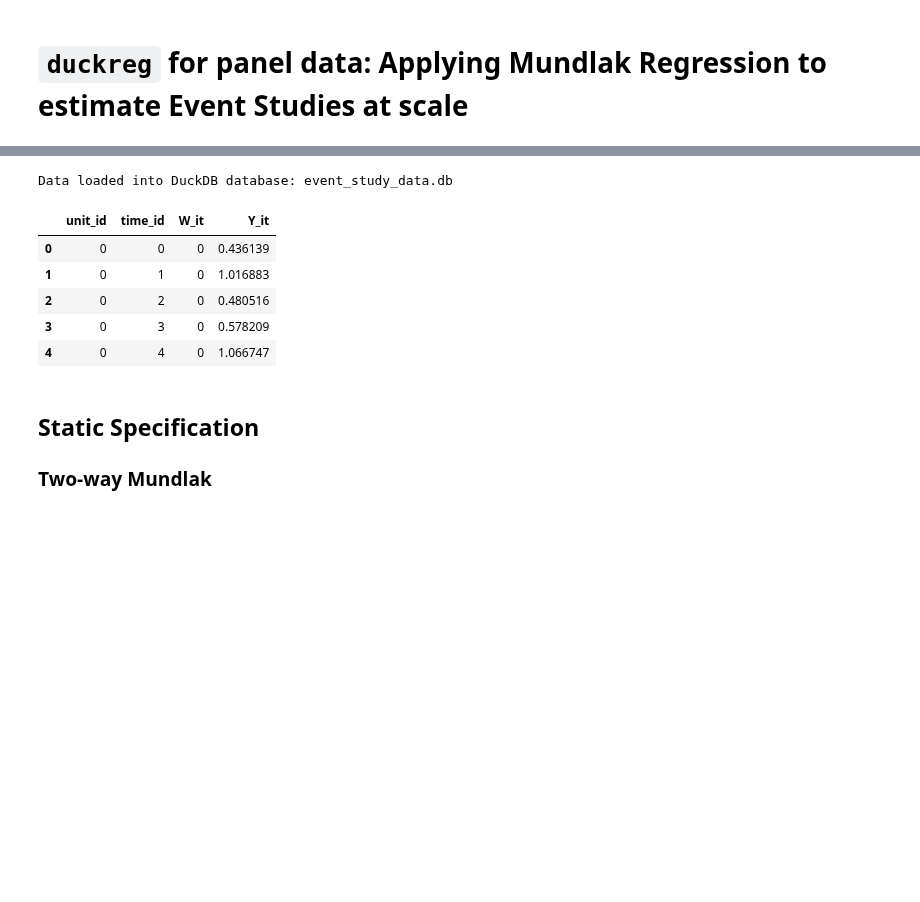
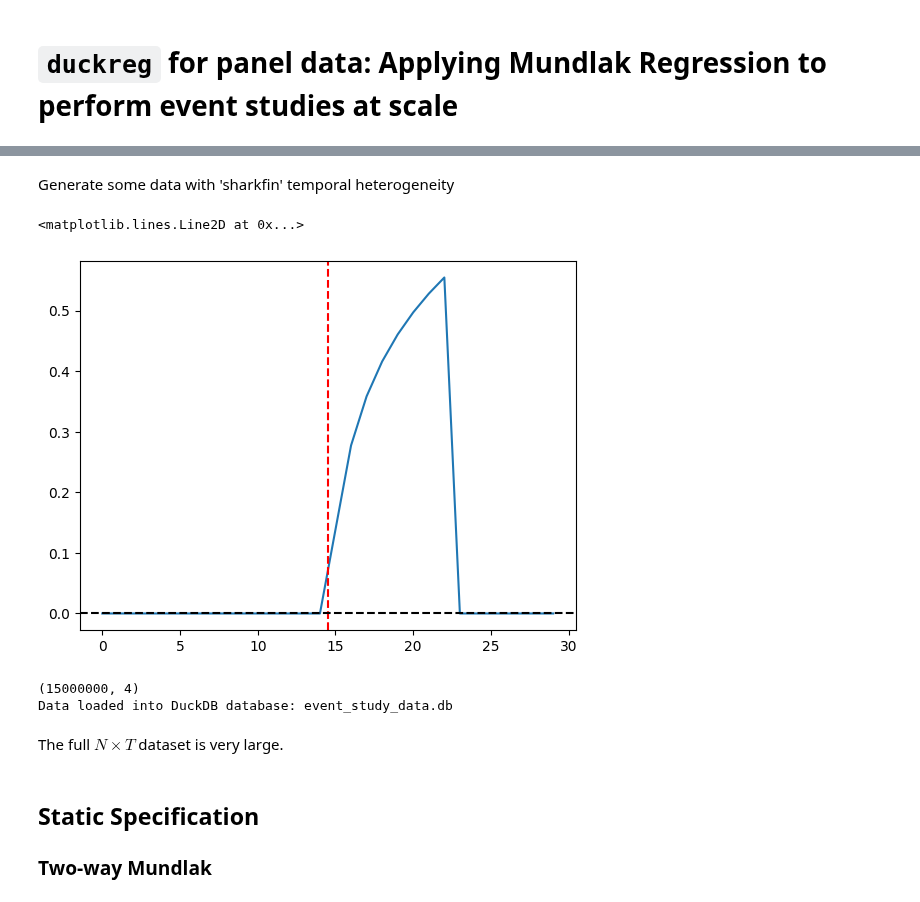
Before and after one commit to py-econometrics/duckreg, a Jupyter notebook: notebooks/event_study.ipynb, the cells around one changed output, grey strips where cells are left out. Saved outputs shown, nothing was run; the diff lists cells and outputs as text; code cells hidden in the pictures; blank space fills up the shorter version.

```diff
--- a/notebooks/event_study.ipynb
+++ b/notebooks/event_study.ipynb
@@ -1,5 +1,5 @@
 # %% [markdown]
-# `duckreg` for panel data: Applying Mundlak Regression to estimate Event Studies at scale
+# `duckreg` for panel data: Applying Mundlak Regression to perform event studies at scale
 # %%
 import numpy as np
 import pandas as pd
@@ -97,36 +97,39 @@ def create_duckdb_database(df, db_name="large_dataset.db", table="panel_data"):
     conn.execute(f"CREATE TABLE {table} AS SELECT * FROM df")
     conn.close()
     print(f"Data loaded into DuckDB database: {db_name}")
+# %% [markdown]
+Generate some data with 'sharkfin' temporal heterogeneity
 # %%
 num_periods = 30
 treat_start_period = 15
 treat_effect_vector= 0.2 * np.log(2 * np.arange(1, num_periods - treat_start_period + 1))
 treat_effect_vector[8:] = 0 # switch off effects after a week
 sigma_i, sigma_t = 2, 1
 event_study_true = np.r_[np.repeat(0, num_periods-treat_start_period), treat_effect_vector]
+plt.plot(event_study_true)
+plt.axvline(x=treat_start_period-.5, color='r', linestyle='--')
+plt.axhline(y=0, color='k', linestyle='--')
+# %% [output]
+<matplotlib.lines.Line2D at 0x...>
+[figure, added]
 # %%
 df = panel_dgp(
-    num_units=10_000, num_treated= 5_000,
+    num_units=500_000, num_treated= 250_000,
     num_periods=30,
     treatment_start = treat_start_period,
     hetfx=False,
     base_treatment_effect = treat_effect_vector,
     sigma_unit = sigma_i, sigma_time = sigma_t,
 )
+print(df.shape)
 
 db_name = 'event_study_data.db'
 create_duckdb_database(df, db_name)
 # %% [output]
+(15000000, 4)
 Data loaded into DuckDB database: event_study_data.db
-# %%
-df.head()
-# %% [output]
-|  | unit_id | time_id | W_it | Y_it |
-| 0 | 0 | 0 | 0 | 0.436139 |
-| 1 | 0 | 1 | 0 | 1.016883 |
-| 2 | 0 | 2 | 0 | 0.480516 |
-| 3 | 0 | 3 | 0 | 0.578209 |
-| 4 | 0 | 4 | 0 | 1.066747 |
+# %% [markdown]
+The full $N \times T$ dataset is very large.
 # %% [markdown]
 ## Static Specification
 
```
Also changed, not shown: parts of 11 cells of this notebook.
